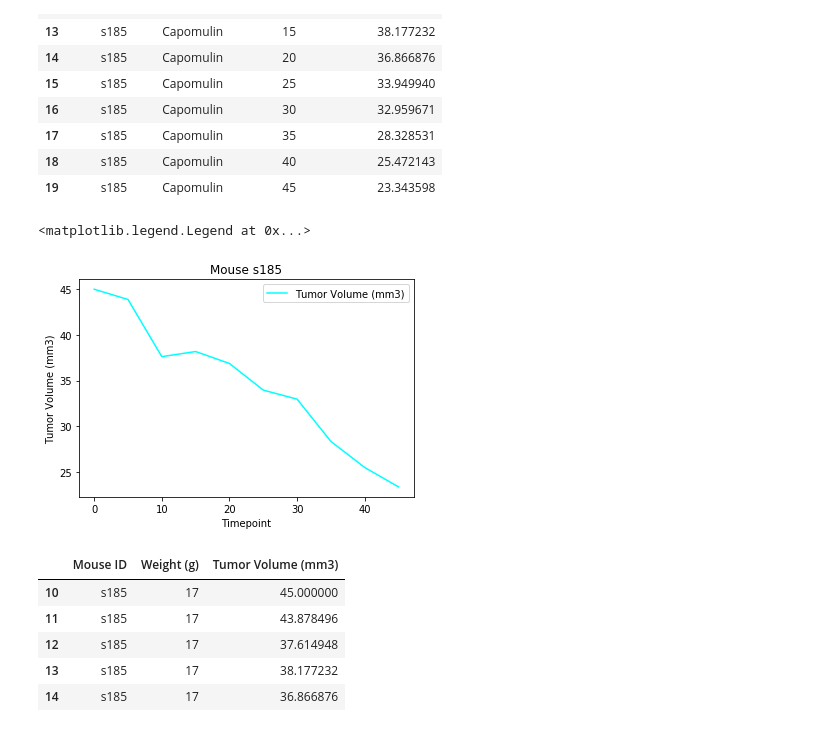
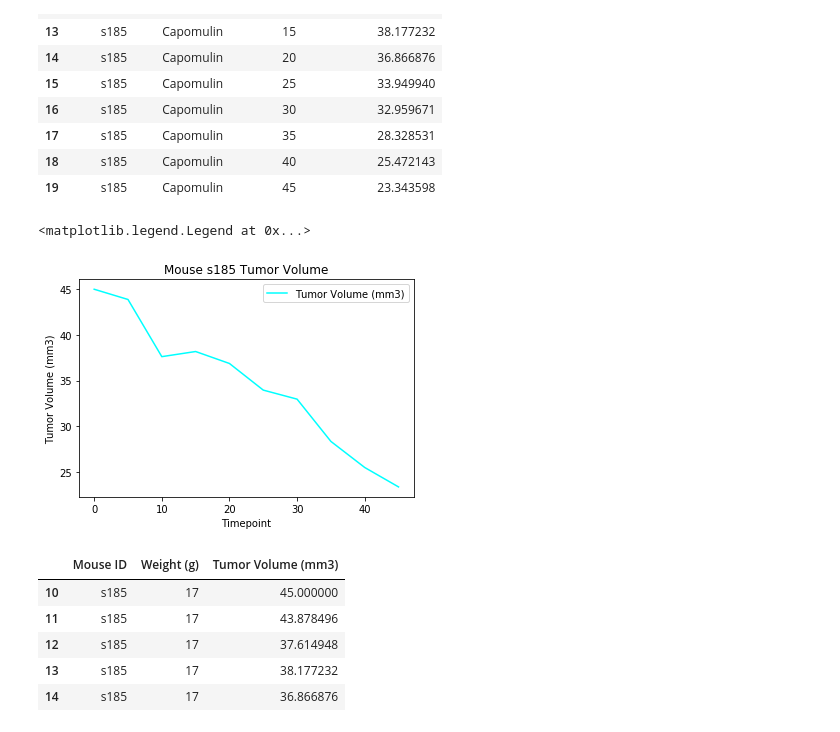
Before and after one commit to tnatoli29/Matplotlib-Challenge, a Jupyter notebook: The Power of Plots.ipynb, the cells around one changed output. Cells and saved outputs as stored; diff of their text form; code cells hidden in the pictures.

```diff
--- a/The Power of Plots.ipynb
+++ b/The Power of Plots.ipynb
@@ -334,20 +337,20 @@ cap_mouse_data
 # %%
 #Set up the line plot
 #Set the x and y axis
 x_axis = cap_mouse_data["Timepoint"]
 y_axis = cap_mouse_data["Tumor Volume (mm3)"]
 
 #Plot the values
 cap_mouse_chart = plt.plot(x_axis, y_axis, color = "cyan")
 
 #Clean the chart
-plt.title("Mouse s185")
+plt.title("Mouse s185 Tumor Volume")
 plt.xlabel("Timepoint")
 plt.ylabel("Tumor Volume (mm3)")
 plt.legend(["Tumor Volume (mm3)"])
 # %% [output]
 <matplotlib.legend.Legend at 0x...>
-[figure, old version]
+[figure, new version]
 # %%
 #Create a scatter plot of the same mouse's weight vs tumor volume for the Capomulin Regimen
 #Set up the dataframe with the columns we need to look at
```
Also changed, not shown: parts of 4 cells of this notebook.
